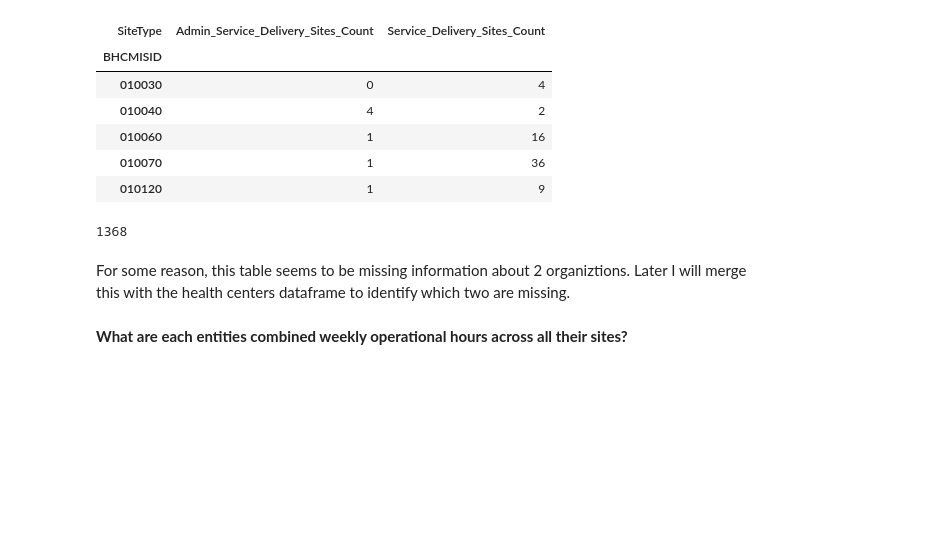
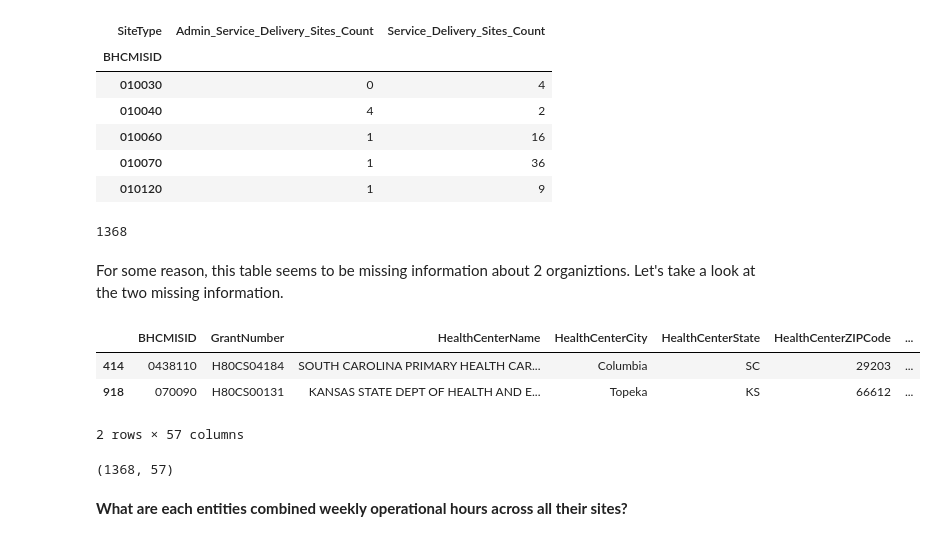
Before and after one commit to dezertdweller/capstone-project-fqhc-model, a Jupyter notebook: notebooks/data-wrangling.ipynb, the cells around one changed output. Cells and saved outputs as stored; diff of their text form; code cells hidden in the pictures; blank space fills up the shorter version.

```diff
--- a/notebooks/data-wrangling.ipynb
+++ b/notebooks/data-wrangling.ipynb
@@ -462,7 +462,22 @@ service_sites['BHCMISID'].nunique()
 # %% [output]
 1368
 # %% [markdown]
-For some reason, this table seems to be missing information about 2 organiztions. Later I will merge this with the health centers dataframe to identify which two are missing.
+For some reason, this table seems to be missing information about 2 organiztions. Let's take a look at the two missing information.
+# %%
+not_missing = sites_count_2.index.values
+mask = health_centers['BHCMISID'].isin(not_missing)
+health_centers[~mask]
+# %% [output]
+|  | BHCMISID | GrantNumber | HealthCenterName | HealthCenterCity | HealthCenterState | HealthCenterZIPCode | ... |
+| 414 | 0438110 | H80CS04184 | SOUTH CAROLINA PRIMARY HEALTH CAR... | Columbia | SC | 29203 | ... |
+| 918 | 070090 | H80CS00131 | KANSAS STATE DEPT OF HEALTH AND E... | Topeka | KS | 66612 | ... |
+2 rows × 57 columns
+# %%
+# drop rows from health centers df that are missing service site details
+health_centers = health_centers[mask]
+health_centers.shape
+# %% [output]
+(1368, 57)
 # %% [markdown]
 **What are each entities combined weekly operational hours across all their sites?**
 # %%
```
Also changed, not shown: parts of 10 cells of this notebook.
